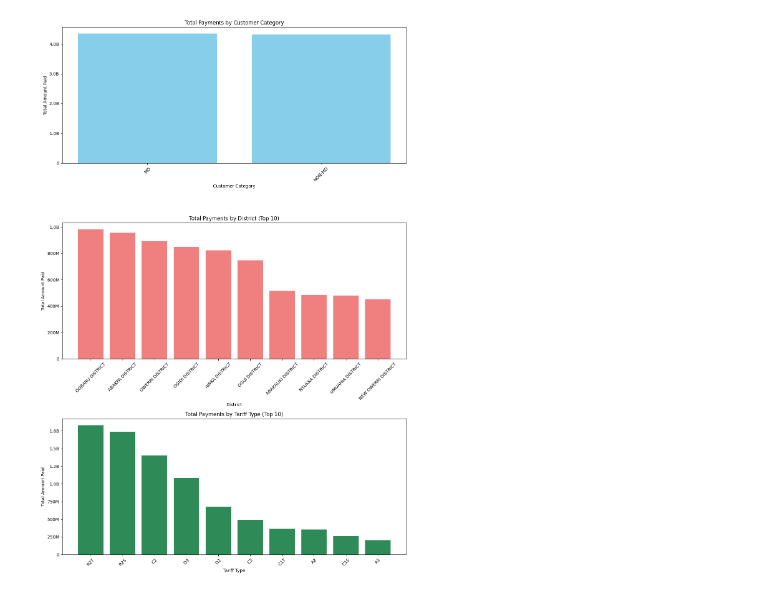
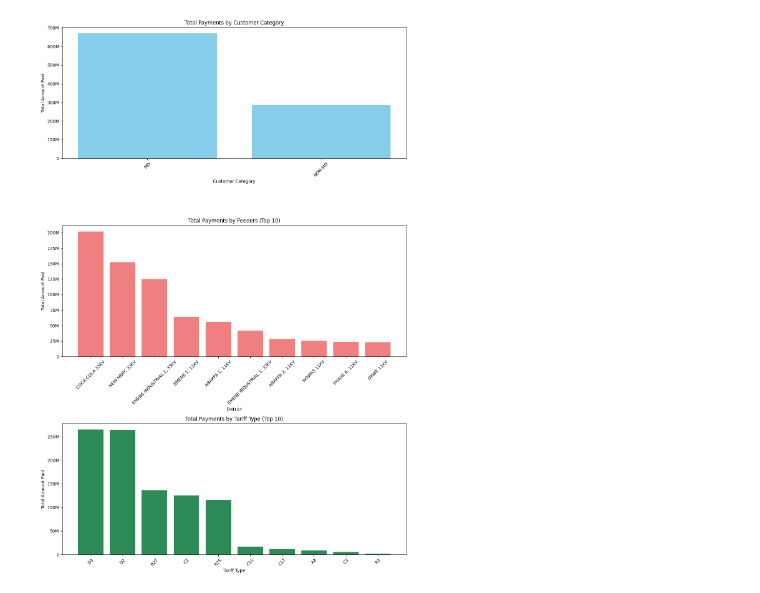
Before and after one commit to arinze-mbamalu/payment-behaviour-analysis, a Jupyter notebook: Payment_Behavior_Analysis.ipynb, the cells around one changed output. Saved outputs shown, nothing was run; the diff lists cells and outputs as text; code cells hidden in the pictures.

```diff
--- a/Payment_Behavior_Analysis.ipynb
+++ b/Payment_Behavior_Analysis.ipynb
@@ -6,7 +6,7 @@ import matplotlib.pyplot as plt
 from matplotlib.ticker import FuncFormatter
 
 # Load the dataset
-file_path = "/content/drive/MyDrive/Colab Notebooks/2025-02-01_2025-02-28_payment_1741268084.1566126.csv"
+file_path = "Feb_2025_payment_data.csv"
 df = pd.read_csv(file_path)
 
 # Display basic information and the first few rows
@@ -55,7 +55,7 @@ df['payment_date'] = pd.to_datetime(df['payment_date'], errors='coerce')
 df['account_no'] = df['account_no'].astype(str)
 
 # Handling missing values (filling NaN with 'Unknown' for categorical and 0 for numerical)
-df.fillna({'district': 'Unknown', 'customer': 'Unknown', 'tariff': 'Unknown', 'cust_category': 'Unknown'}, inplace=True)
+df.fillna({'feeder': 'Unknown', 'customer': 'Unknown', 'tariff': 'Unknown', 'cust_category': 'Unknown'}, inplace=True)
 df['amount'].fillna(0, inplace=True)
 
 # Define the custom formatter function
@@ -113,7 +113,7 @@ For example, when doing 'df[col].method(value, inplace=True)', try using 'df.met
 category_trends = df.groupby('cust_category')['amount'].sum().sort_values(ascending=False)
 
 # Aggregate payments by district
-district_trends = df.groupby('district')['amount'].sum().sort_values(ascending=False)
+feeder_trends = df.groupby('feeder')['amount'].sum().sort_values(ascending=False)
 
 # Aggregate payments by tariff type
 tariff_trends = df.groupby('tariff')['amount'].sum().sort_values(ascending=False)
@@ -125,33 +125,33 @@ fig, axes = plt.subplots(3, 1, figsize=(12, 18))
 axes[0].bar(category_trends.index, category_trends.values, color='skyblue')
 axes[0].set_title('Total Payments by Customer Category')
 axes[0].set_xlabel('Customer Category')
 axes[0].set_ylabel('Total Amount Paid')
 axes[0].tick_params(axis='x', rotation=45)
 
 # Apply the formatter to the y-axis of axes[0]
 axes[0].yaxis.set_major_formatter(FuncFormatter(billions_formatter))
 
 # Payment Trends by District
-axes[1].bar(district_trends.index[:10], district_trends.values[:10], color='lightcoral')  # Top 10 districts
-axes[1].set_title('Total Payments by District (Top 10)')
+axes[1].bar(feeder_trends.index[:10], feeder_trends.values[:10], color='lightcoral')  # Top 10 districts
+axes[1].set_title('Total Payments by Feeders (Top 10)')
 axes[1].set_xlabel('District')
 axes[1].set_ylabel('Total Amount Paid')
 axes[1].tick_params(axis='x', rotation=45)
 
 # Apply the formatter to the y-axis of axes[1]
 axes[1].yaxis.set_major_formatter(FuncFormatter(billions_formatter))
 
 # Payment Trends by Tariff Type
 axes[2].bar(tariff_trends.index[:10], tariff_trends.values[:10], color='seagreen')  # Top 10 tariff types
 axes[2].set_title('Total Payments by Tariff Type (Top 10)')
 axes[2].set_xlabel('Tariff Type')
 axes[2].set_ylabel('Total Amount Paid')
 axes[2].tick_params(axis='x', rotation=45)
 
 # Apply the formatter to the y-axis of axes[2]
 axes[2].yaxis.set_major_formatter(FuncFormatter(billions_formatter))
 
 plt.tight_layout()
 plt.show()
 # %% [output]
-[figure, old version]
+[figure, new version]
```
Also changed, not shown: parts of 2 cells of this notebook.
